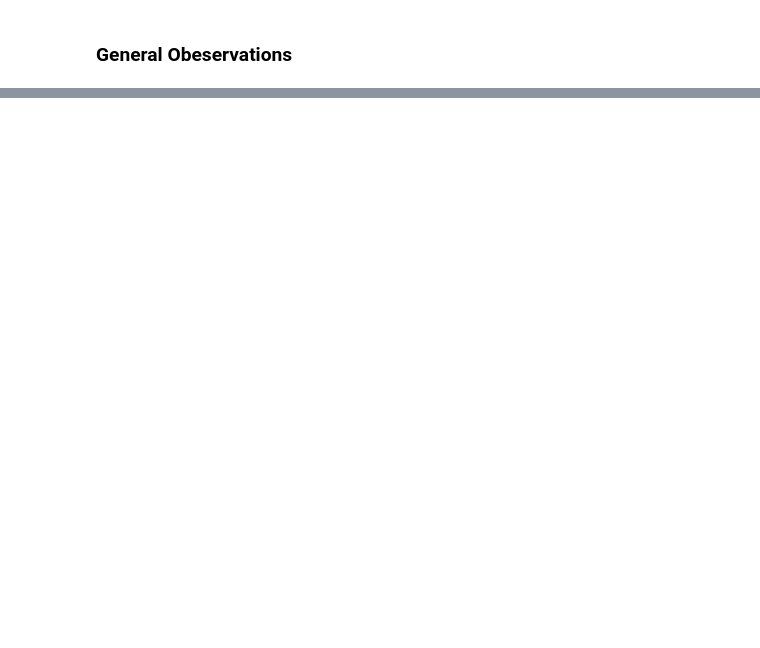
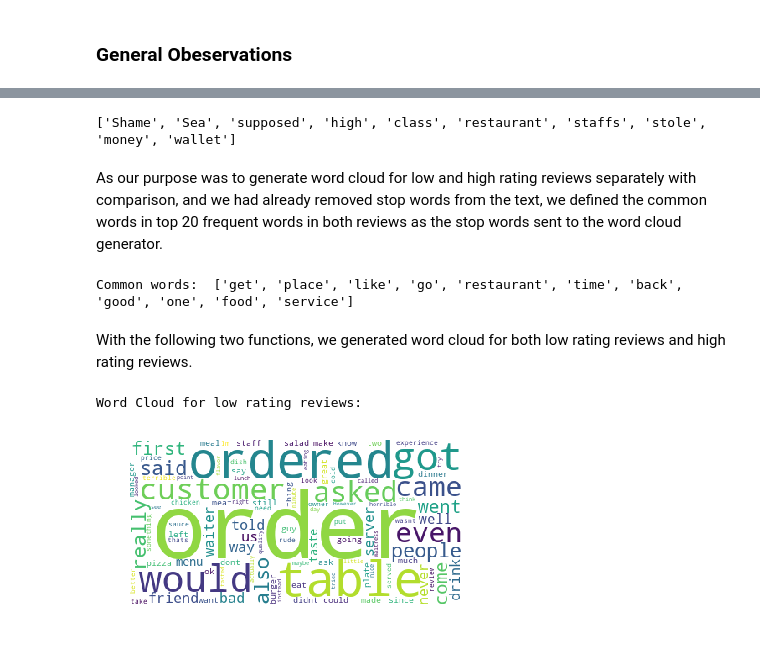
Before and after one commit to lulu2184/yelp-reviews-rating-prediction, a Jupyter notebook: restaurant_review_analysis.ipynb, the cells around one changed output, grey strips where cells are left out. Drawn from its saved outputs; the diff is of its cells as text; code cells hidden in the pictures; blank space fills up the shorter version.

Commit message:
word cloud part

```diff
--- a/restaurant_review_analysis.ipynb
+++ b/restaurant_review_analysis.ipynb
@@ -179,0 +242,6 @@ In data scraping phase, we actually noticed something interesting from Yelp's da
+# %%
+low_rating = 1.0
+low_docs = get_docs_for_rating(low_rating)
+# %%
+high_rating = 5.0
+high_docs = get_docs_for_rating(high_rating)
@@ -179,0 +280,66 @@ In data scraping phase, we actually noticed something interesting from Yelp's da
+# %%
+def flatten_docs(docs):
+    return [word for doc in docs for word in doc]
+
+low_rating_words = flatten_docs(low_docs)
+high_rating_words = flatten_docs(high_docs)
+# %%
+print(low_rating_words[:10])
+# %% [output]
+['Shame', 'Sea', 'supposed', 'high', 'class', 'restaurant', 'staffs', 'stole', 'money', 'wallet']
+# %% [markdown]
+As our purpose was to generate word cloud for low and high rating reviews separately with comparison, and we had already removed stop words from the text, we defined the common words in top 20 frequent words in both reviews as the stop words sent to the word cloud generator.
+# %%
+def get_common_words(words1, words2, num=20):
+    """ Get common words for two word list
+        Args:
+            words1(list)
+            words2(list)
+            num(integer): the number of top frequent words to compare
+        Returns:
+            common_words(list): the common words in top frequent words in both input list
+    """
+    counter1 = Counter(words1)
+    counter2 = Counter(words2)
+    freq_words1 = set([word[0] for word in counter1.most_common()[:num]])
+    freq_words2 = set([word[0] for word in counter2.most_common()[:num]])
+    common_words = list(freq_words1 & freq_words2)
+    return common_words
+
+common_words = get_common_words(low_rating_words, high_rating_words)
+print('Common words: ', common_words)
+# %% [output]
+Common words:  ['get', 'place', 'like', 'go', 'restaurant', 'time', 'back', 'good', 'one', 'food', 'service']
+# %% [markdown]
+With the following two functions, we generated word cloud for both low rating reviews and high rating reviews.
+# %%
+def generate_word_cloud(words_list, stop_words=[], max_words=100):
+    """ Generate a word cloud
+        Args:
+            words_list(list): list of word as the word cloud data
+            stop_words(list): list of stop words to exclude
+            max_words(integer): maximum number of word to show on the word cloud image
+        Return:
+            (WordCloud)
+    """
+    word_cloud = WordCloud(background_color='white',
+                          stopwords=stop_words,
+                          max_words=max_words,
+                         ).generate(' '.join(words_list))
+    return word_cloud
+
+def show_word_cloud(word_cloud):
+    """ Show a word cloud
+        Args:
+            word_cloud(WordCloud)
+    """
+    plt.imshow(word_cloud)
+    plt.axis("off")
+    plt.show()
+# %%
+low_rating_word_cloud = generate_word_cloud(low_rating_words, stop_words=common_words)
+print('Word Cloud for low rating reviews:')
+show_word_cloud(low_rating_word_cloud)
+# %% [output]
+Word Cloud for low rating reviews:
+[figure, added]
```
Also changed, not shown: parts of 19 cells of this notebook.
